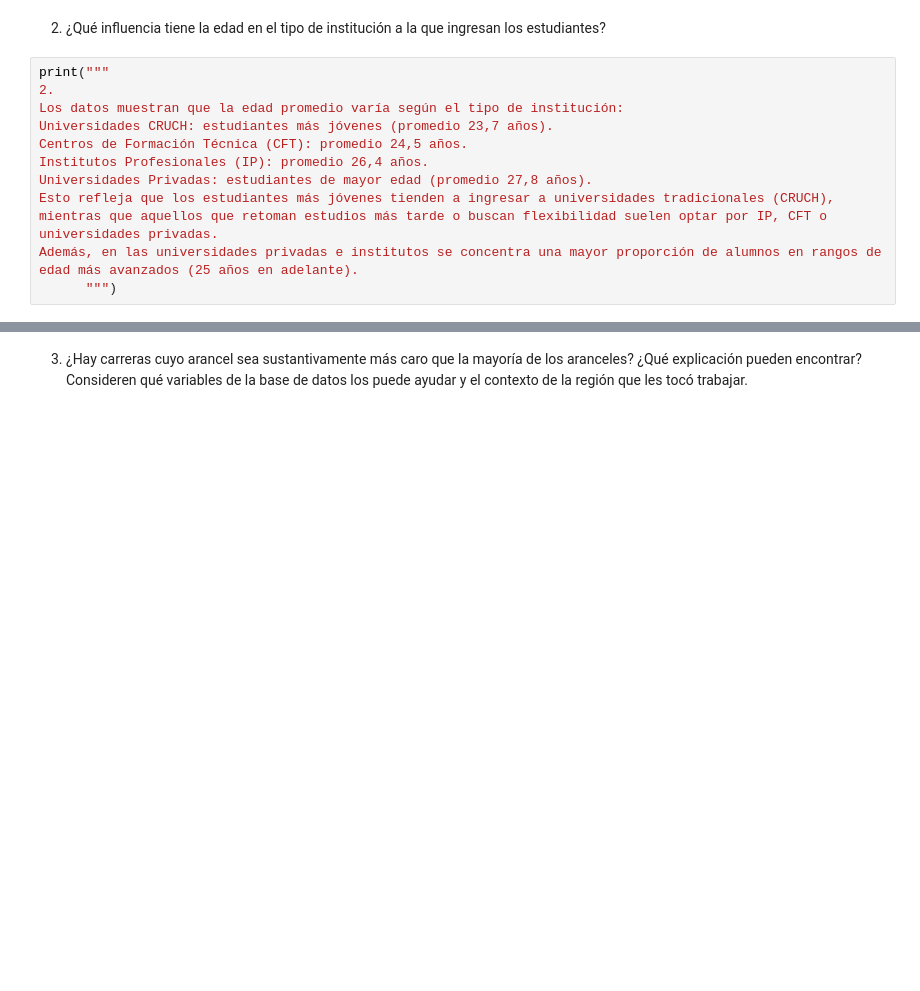
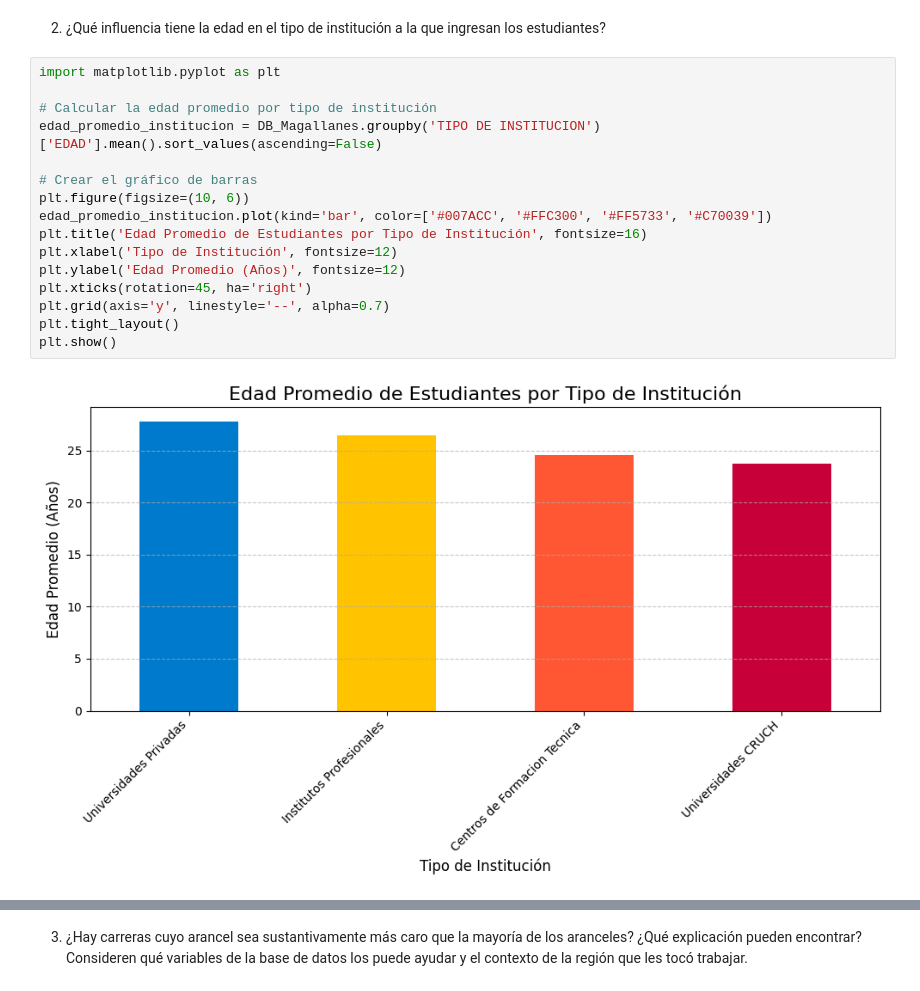
Before and after one commit to KenzoDev1/Estadistica, a Jupyter notebook: Trabajo practico/Hoja-De-Respuestas.ipynb, the cells around one changed output, grey strips where cells are left out. Drawn from its saved outputs; the diff is of its cells as text; blank space fills up the shorter version.

```diff
--- a/Trabajo practico/Hoja-De-Respuestas.ipynb
+++ b/Trabajo practico/Hoja-De-Respuestas.ipynb
@@ -192,14 +254,20 @@ Name: VALOR ARANCEL (PESOS), dtype: float64
 
 2. ¿Qué influencia tiene la edad en el tipo de institución a la que ingresan los estudiantes?
 # %%
-print("""
-2.
-Los datos muestran que la edad promedio varía según el tipo de institución:
-Universidades CRUCH: estudiantes más jóvenes (promedio 23,7 años).
-Centros de Formación Técnica (CFT): promedio 24,5 años.
-Institutos Profesionales (IP): promedio 26,4 años.
-Universidades Privadas: estudiantes de mayor edad (promedio 27,8 años).
-Esto refleja que los estudiantes más jóvenes tienden a ingresar a universidades tradicionales (CRUCH),
-mientras que aquellos que retoman estudios más tarde o buscan flexibilidad suelen optar por IP, CFT o universidades privadas.
-Además, en las universidades privadas e institutos se concentra una mayor proporción de alumnos en rangos de edad más avanzados (25 años en adelante).
-      """)
+import matplotlib.pyplot as plt
+
+# Calcular la edad promedio por tipo de institución
+edad_promedio_institucion = DB_Magallanes.groupby('TIPO DE INSTITUCION')['EDAD'].mean().sort_values(ascending=False)
+
+# Crear el gráfico de barras
+plt.figure(figsize=(10, 6))
+edad_promedio_institucion.plot(kind='bar', color=['#007ACC', '#FFC300', '#FF5733', '#C70039'])
+plt.title('Edad Promedio de Estudiantes por Tipo de Institución', fontsize=16)
+plt.xlabel('Tipo de Institución', fontsize=12)
+plt.ylabel('Edad Promedio (Años)', fontsize=12)
+plt.xticks(rotation=45, ha='right')
+plt.grid(axis='y', linestyle='--', alpha=0.7)
+plt.tight_layout()
+plt.show()
+# %% [output]
+[figure, added]
```
Also changed, not shown: parts of 7 cells of this notebook, 1 other file.
